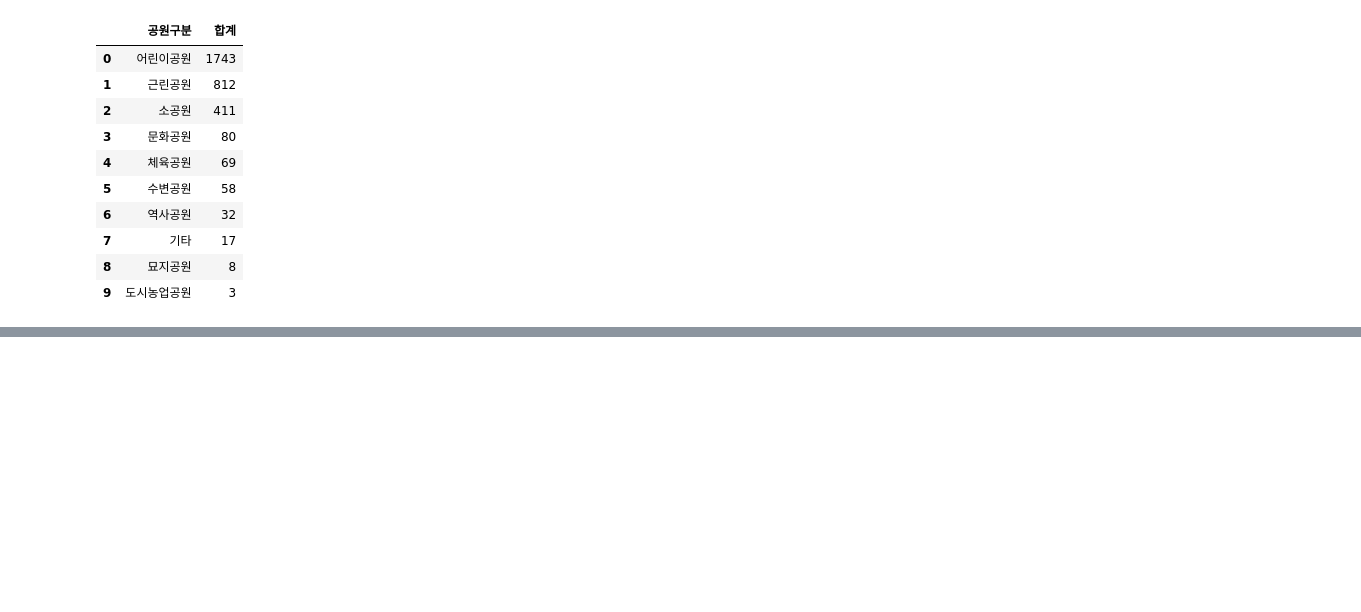
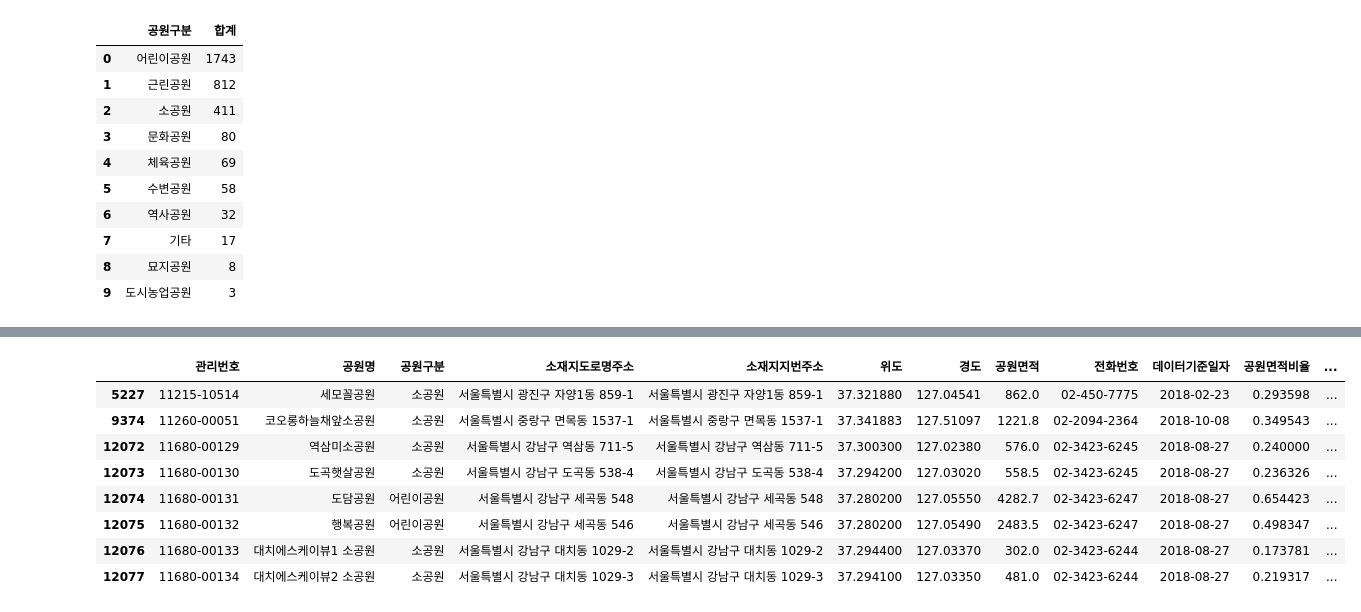
Before and after one commit to hotak90/ws, a Jupyter notebook: playground.ipynb, the cells around one changed output, grey strips where cells are left out. Drawn from its saved outputs; the diff is of its cells as text; code cells hidden in the pictures; blank space fills up the shorter version.

```diff
--- a/playground.ipynb
+++ b/playground.ipynb
@@ -834,0 +913,12 @@ park_tpe = r'.*((역사|체육|수변|문화|묘지)공원).*'
+# %%
+seoul[seoul['위도'] < 37.4]
+# %% [output]
+|  | 관리번호 | 공원명 | 공원구분 | 소재지도로명주소 | 소재지지번주소 | 위도 | 경도 | 공원면적 | 전화번호 | 데이터기준일자 | 공원면적비율 | ... |
+| 5227 | 11215-10514 | 세모꼴공원 | 소공원 | 서울특별시 광진구 자양1동 859-1 | 서울특별시 광진구 자양1동 859-1 | 37.321880 | 127.04541 | 862.0 | 02-450-7775 | 2018-02-23 | 0.293598 | ... |
+| 9374 | 11260-00051 | 코오롱하늘채앞소공원 | 소공원 | 서울특별시 중랑구 면목동 1537-1 | 서울특별시 중랑구 면목동 1537-1 | 37.341883 | 127.51097 | 1221.8 | 02-2094-2364 | 2018-10-08 | 0.349543 | ... |
+| 12072 | 11680-00129 | 역삼미소공원 | 소공원 | 서울특별시 강남구 역삼동 711-5 | 서울특별시 강남구 역삼동 711-5 | 37.300300 | 127.02380 | 576.0 | 02-3423-6245 | 2018-08-27 | 0.240000 | ... |
+| 12073 | 11680-00130 | 도곡햇살공원 | 소공원 | 서울특별시 강남구 도곡동 538-4 | 서울특별시 강남구 도곡동 538-4 | 37.294200 | 127.03020 | 558.5 | 02-3423-6245 | 2018-08-27 | 0.236326 | ... |
+| 12074 | 11680-00131 | 도담공원 | 어린이공원 | 서울특별시 강남구 세곡동 548 | 서울특별시 강남구 세곡동 548 | 37.280200 | 127.05550 | 4282.7 | 02-3423-6247 | 2018-08-27 | 0.654423 | ... |
+| 12075 | 11680-00132 | 행복공원 | 어린이공원 | 서울특별시 강남구 세곡동 546 | 서울특별시 강남구 세곡동 546 | 37.280200 | 127.05490 | 2483.5 | 02-3423-6247 | 2018-08-27 | 0.498347 | ... |
+| 12076 | 11680-00133 | 대치에스케이뷰1 소공원 | 소공원 | 서울특별시 강남구 대치동 1029-2 | 서울특별시 강남구 대치동 1029-2 | 37.294400 | 127.03370 | 302.0 | 02-3423-6244 | 2018-08-27 | 0.173781 | ... |
+| 12077 | 11680-00134 | 대치에스케이뷰2 소공원 | 소공원 | 서울특별시 강남구 대치동 1029-3 | 서울특별시 강남구 대치동 1029-3 | 37.294100 | 127.03350 | 481.0 | 02-3423-6244 | 2018-08-27 | 0.219317 | ... |
```
Also changed, not shown: parts of 23 cells of this notebook.
